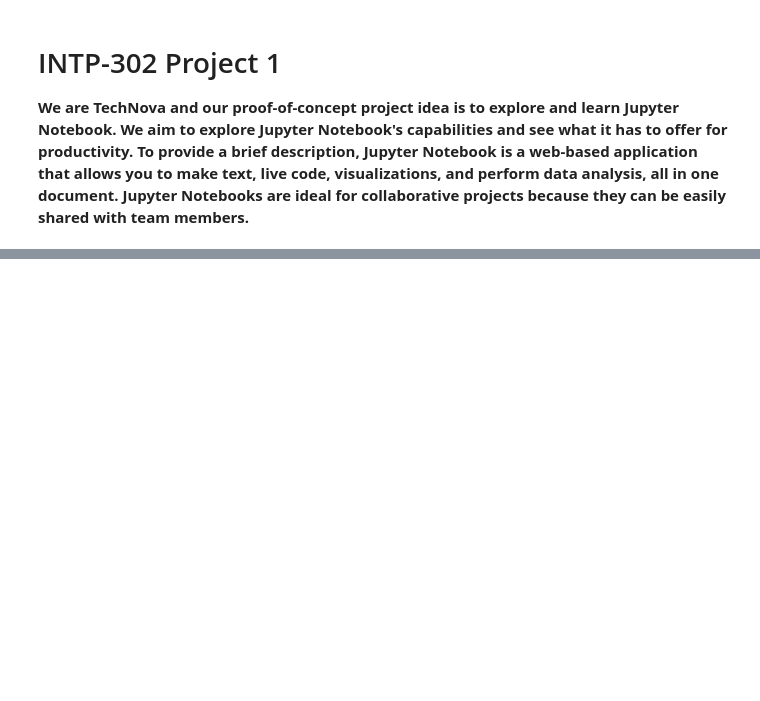
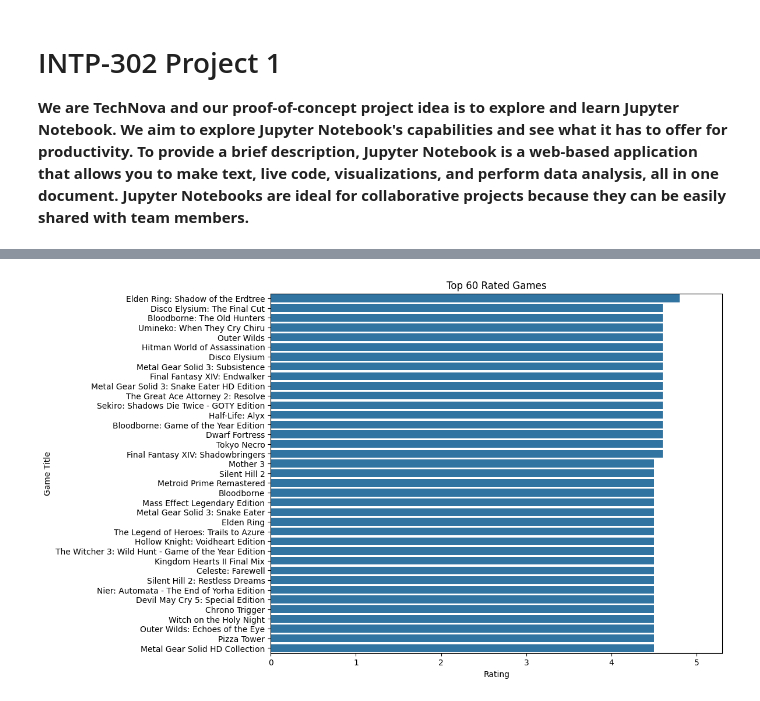
Before and after one commit to maecison/INTP-302-Project-1, a Jupyter notebook: Project.ipynb, the cells around one changed output, grey strips where cells are left out. Drawn from its saved outputs; the diff is of its cells as text; code cells hidden in the pictures; blank space fills up the shorter version.

Commit message:
Adding Horizontal Bar Chart

```diff
--- a/Project.ipynb
+++ b/Project.ipynb
@@ -24,0 +32,14 @@ df.head()
+# %%
+#Sort the data by 'Rating' in descending order
+top_rated_games = df.sort_values('Rating', ascending=False).head(60)
+
+#Plot the top 60 rated games using a bar chart
+plt.figure(figsize=(10, 8))
+sns.barplot(x='Rating', y='Title', data=top_rated_games, color='C0')
+plt.title('Top 60 Rated Games')
+plt.xlabel('Rating')
+plt.ylabel('Game Title')
+plt.xlim(0, top_rated_games['Rating'].max() + 0.5)
+plt.show()
+# %% [output]
+[figure, added]
```
Also changed, not shown: parts of 2 cells of this notebook.
